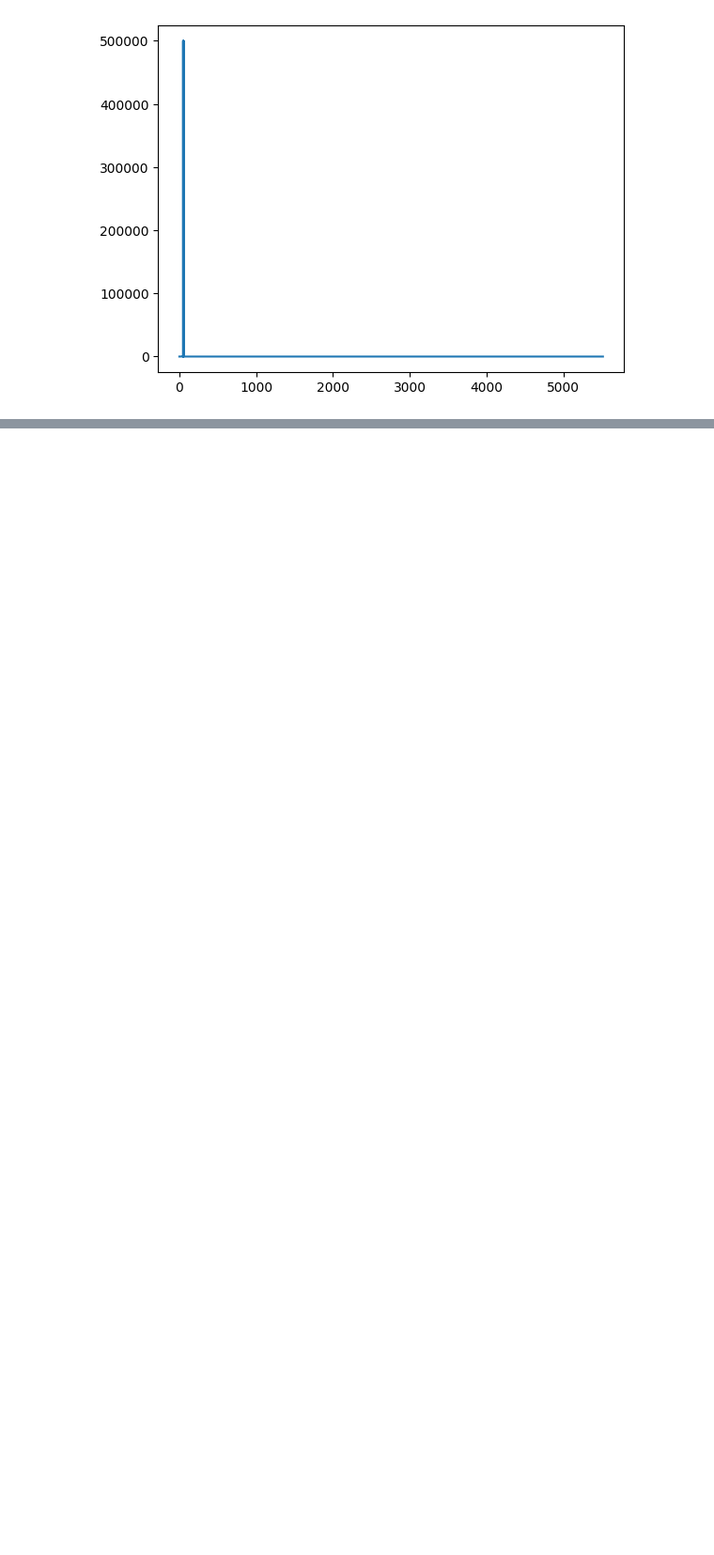
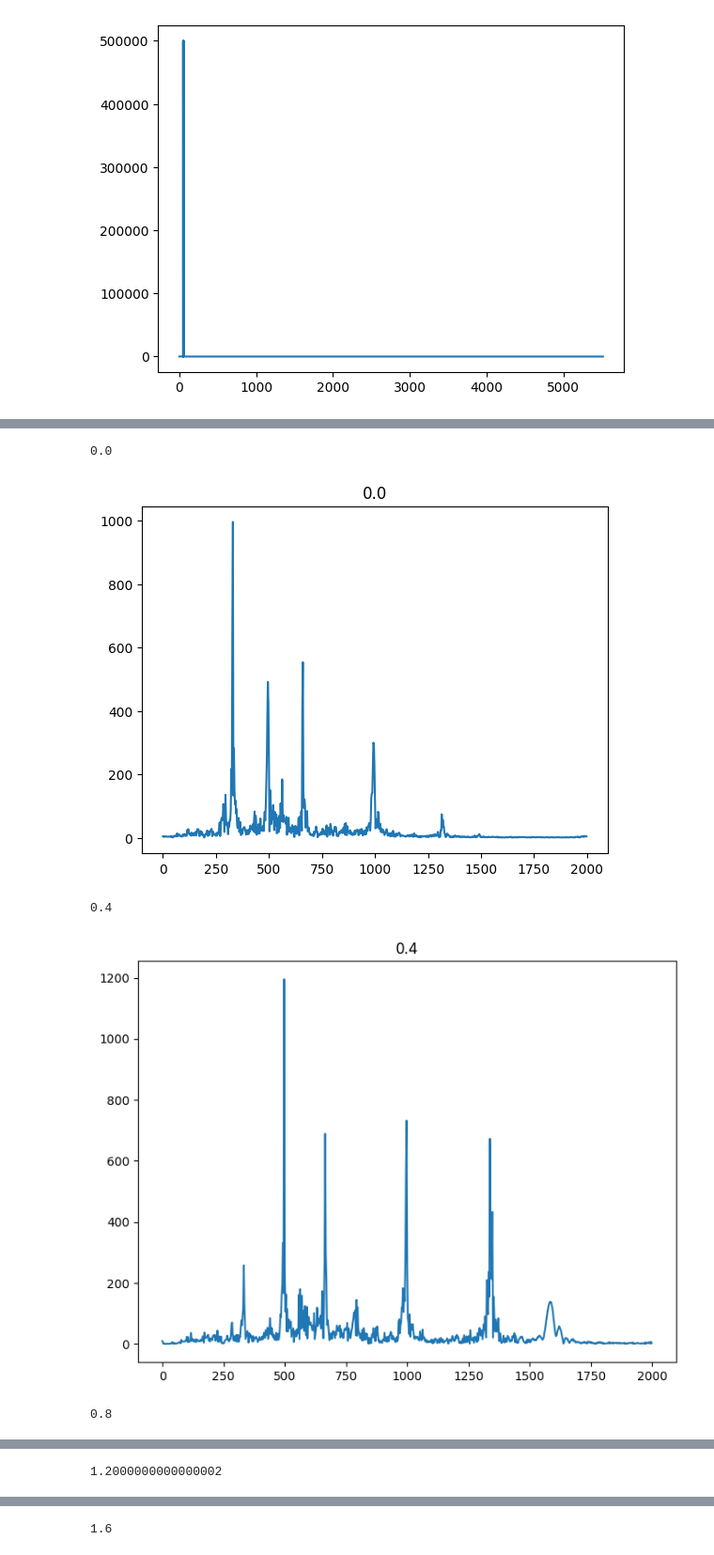
Before and after one commit to dpereira/ThinkDSP, a Jupyter notebook: exercizes/chapter1_synthetic.ipynb, the cells around one changed output, grey strips where cells are left out. Shown at 94% size. Drawn from its saved outputs; the diff is of its cells as text; code cells hidden in the pictures; blank space fills up the shorter version.

```diff
--- a/exercizes/chapter1_synthetic.ipynb
+++ b/exercizes/chapter1_synthetic.ipynb
@@ -16,0 +47,16 @@ wave.make_audio()
+# %%
+import matplotlib.pyplot as plt
+import thinkplot
+
+for i in range(10):
+    print(i*0.4)
+    w = thinkdsp.read_wave("piano.wav").segment(start=i*0.4,duration=0.4)
+    s = w.make_spectrum()
+    s.plot(high=2000)
+    thinkplot.show(title=str(i*0.4))
+# %% [output]
+0.0
+[figure, added]
+0.4
+[figure, added]
+0.8
@@ -16,0 +64 @@ wave.make_audio()
+1.2000000000000002
@@ -16,0 +66 @@ wave.make_audio()
+1.6
```
Also changed, not shown: parts of 2 cells of this notebook.
